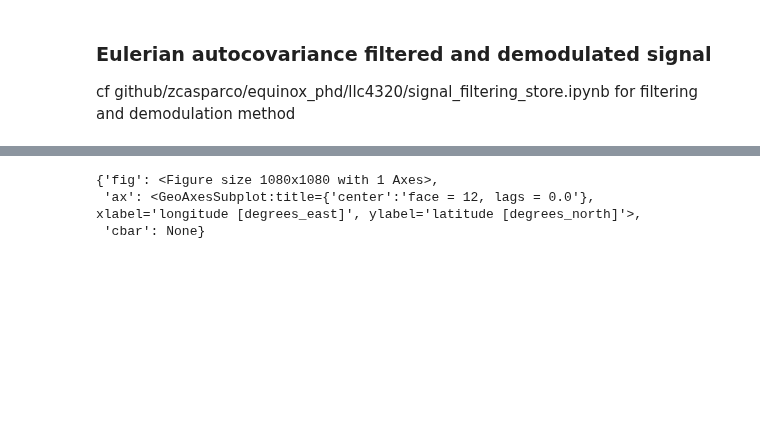
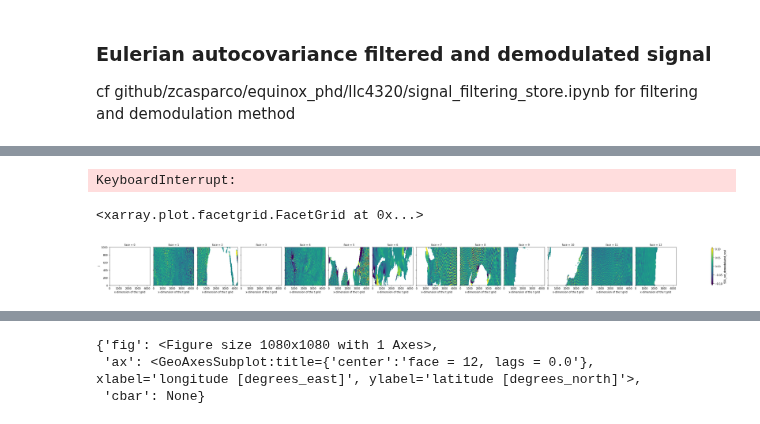
Before and after one commit to zcasparco/equinox_phd, a Jupyter notebook: llc4320/Eulerian_autocovariance.ipynb, the cells around one changed output, grey strips where cells are left out. Drawn from its saved outputs; the diff is of its cells as text; code cells hidden in the pictures; blank space fills up the shorter version.

```diff
--- a/llc4320/Eulerian_autocovariance.ipynb
+++ b/llc4320/Eulerian_autocovariance.ipynb
@@ -121,2 +100,2 @@ Attributes: (0)
 # %%
-ds
+ds = ds.assign_coords({'XC':grd.XC,'YC':grd.YC}).isel(i=slice(0,None,4),j=slice(0,None,4))
@@ -179,0 +102,9 @@ Attributes: (0)
+# %%
+ds = ds.chunk({'face':-1,'time':16})
+# %% [output]
+KeyboardInterrupt:
+# %%
+ds.SSU_rot_demodulated_real.isel(time=0).sel(j=slice(0,1000)).plot(col='face',cmap='viridis',vmax=0.1)
+# %% [output]
+<xarray.plot.facetgrid.FacetGrid at 0x...>
+[figure, added]
```
Also changed, not shown: parts of 12 cells of this notebook, 4 other files.
